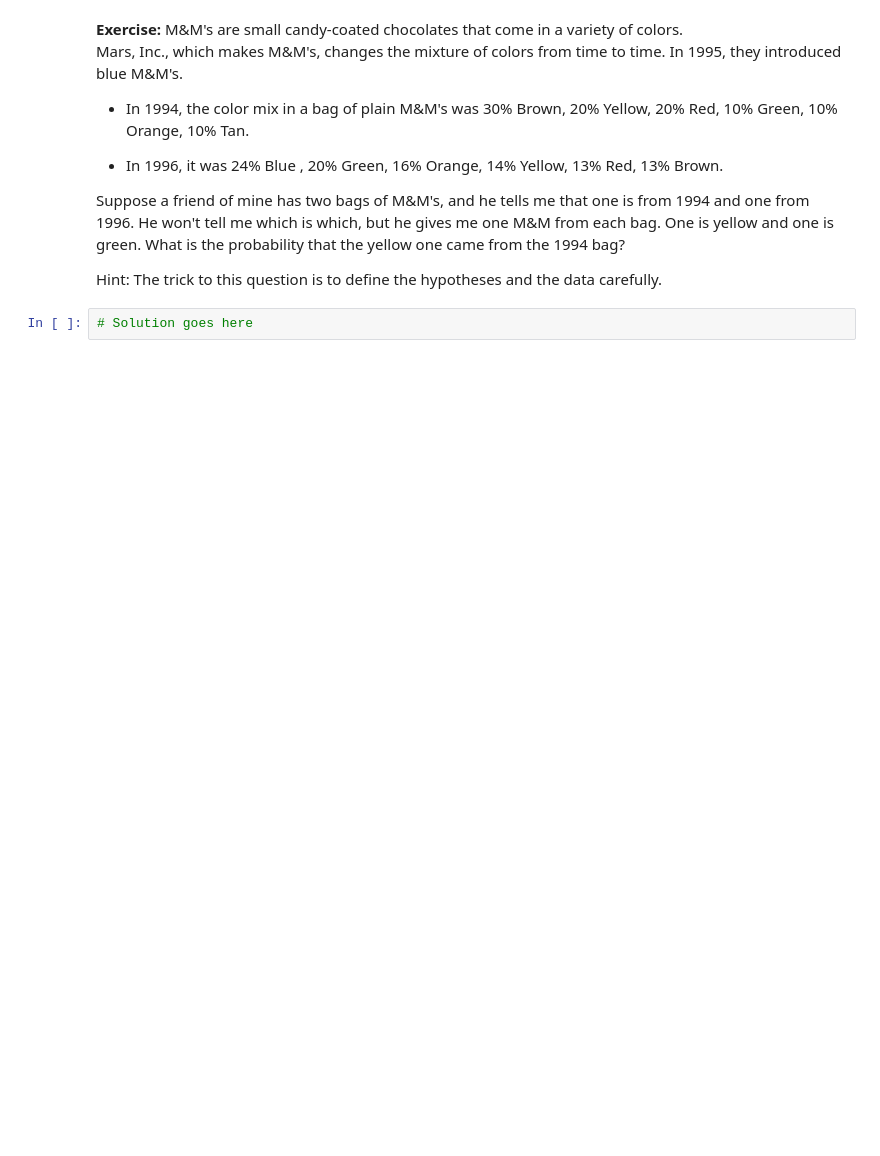
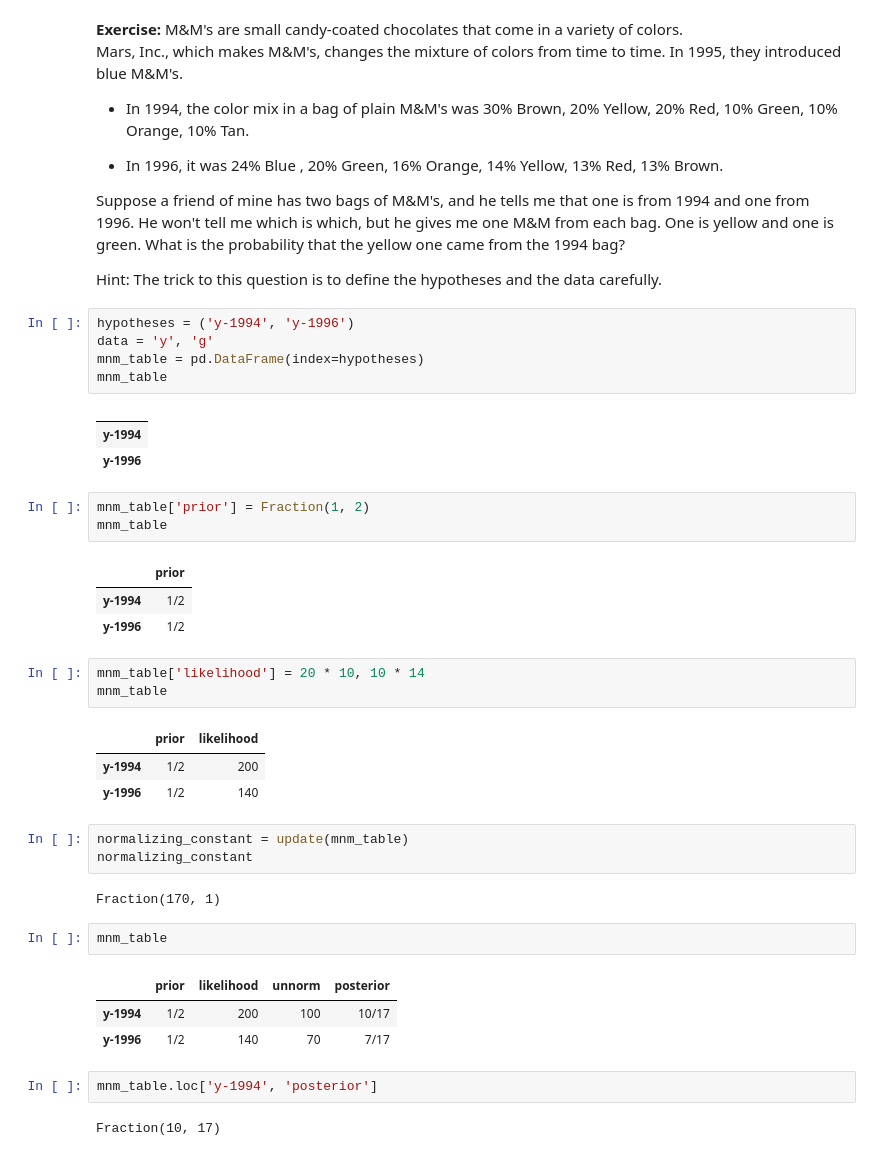
Before and after one commit to mrwizard82d1/think_bayes_2e, a Jupyter notebook: chap02.ipynb, the cells around one changed output. Cells and saved outputs as stored; diff of their text form; blank space fills up the shorter version.

```diff
--- a/chap02.ipynb
+++ b/chap02.ipynb
@@ -480,5 +514,41 @@ one is green.  What is the probability that the yellow one came
 from the 1994 bag?
 
 Hint: The trick to this question is to define the hypotheses and the data carefully.
-# %%
-# Solution goes here
+# %%
+hypotheses = ('y-1994', 'y-1996')
+data = 'y', 'g'
+mnm_table = pd.DataFrame(index=hypotheses)
+mnm_table
+# %% [output]
+|  |
+| y-1994 |
+| y-1996 |
+# %%
+mnm_table['prior'] = Fraction(1, 2)
+mnm_table
+# %% [output]
+|  | prior |
+| y-1994 | 1/2 |
+| y-1996 | 1/2 |
+# %%
+mnm_table['likelihood'] = 20 * 10, 10 * 14
+mnm_table
+# %% [output]
+|  | prior | likelihood |
+| y-1994 | 1/2 | 200 |
+| y-1996 | 1/2 | 140 |
+# %%
+normalizing_constant = update(mnm_table)
+normalizing_constant
+# %% [output]
+Fraction(170, 1)
+# %%
+mnm_table
+# %% [output]
+|  | prior | likelihood | unnorm | posterior |
+| y-1994 | 1/2 | 200 | 100 | 10/17 |
+| y-1996 | 1/2 | 140 | 70 | 7/17 |
+# %%
+mnm_table.loc['y-1994', 'posterior']
+# %% [output]
+Fraction(10, 17)
```
Also changed, not shown: parts of 6 cells of this notebook.
